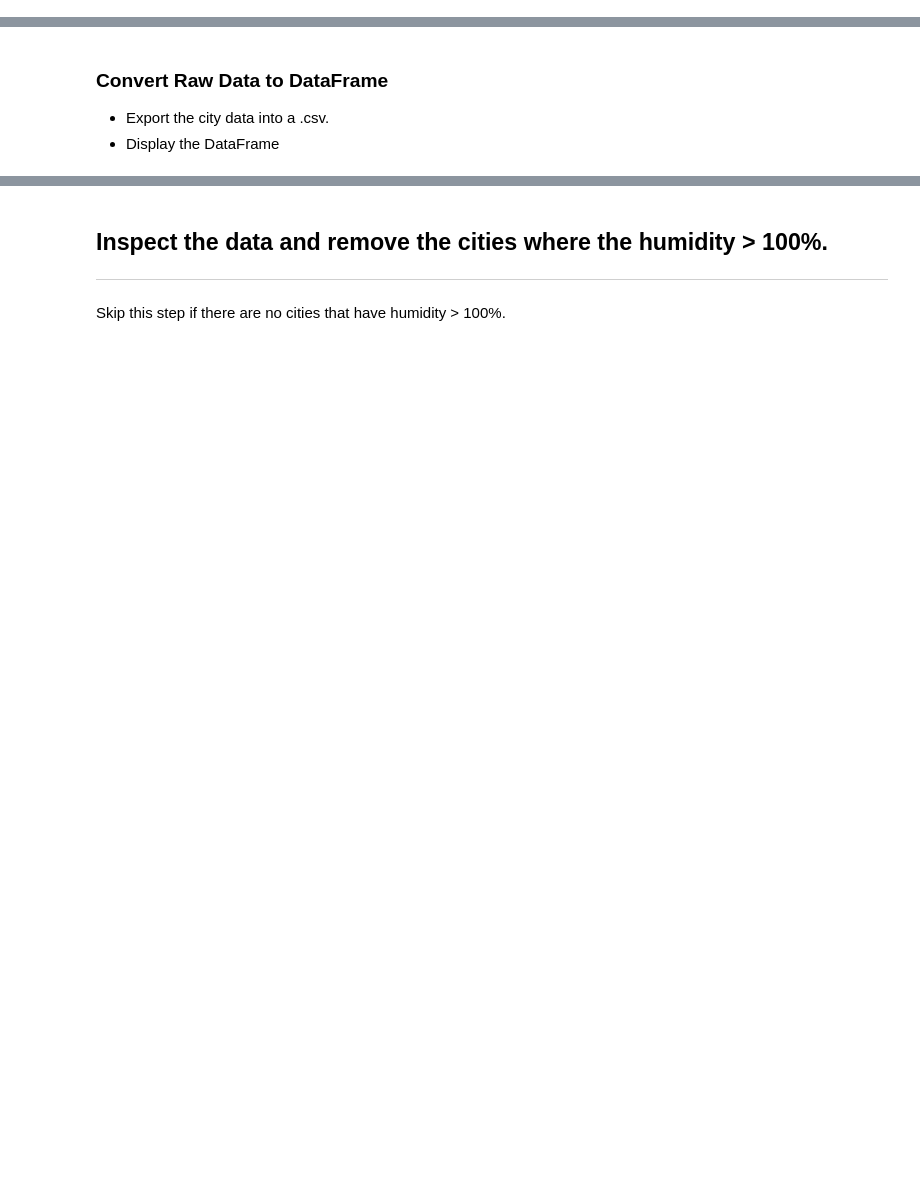
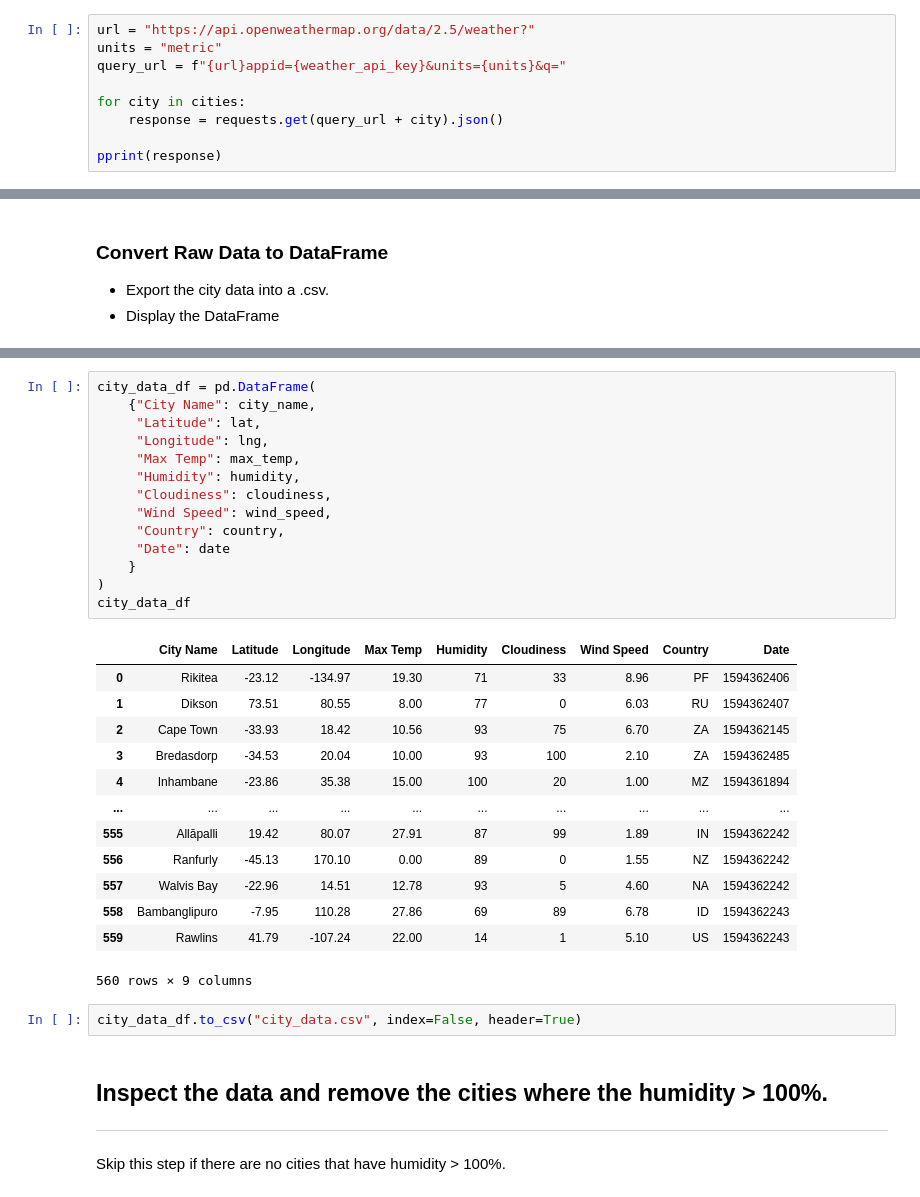
Before and after one commit to newbiecoder-123/python-api-challenge, a Jupyter notebook: WeatherPy/WeatherPy.ipynb, the cells around one changed output, grey strips where cells are left out. Cells and saved outputs as stored; diff of their text form; blank space fills up the shorter version.

Commit message:
update weatherpy hw

```diff
--- a/WeatherPy/WeatherPy.ipynb
+++ b/WeatherPy/WeatherPy.ipynb
@@ -76,0 +60,9 @@ Data Retrieval Complete
+# %%
+url = "https://api.openweathermap.org/data/2.5/weather?"
+units = "metric"
+query_url = f"{url}appid={weather_api_key}&units={units}&q="
+
+for city in cities:
+    response = requests.get(query_url + city).json()
+
+pprint(response)
@@ -101,3 +150,33 @@ dtype: int64
+# %%
+city_data_df = pd.DataFrame(
+    {"City Name": city_name,
+     "Latitude": lat,
+     "Longitude": lng,
+     "Max Temp": max_temp,
+     "Humidity": humidity,
+     "Cloudiness": cloudiness,
+     "Wind Speed": wind_speed,
+     "Country": country,
+     "Date": date
+    }
+)
+city_data_df
+# %% [output]
+|  | City Name | Latitude | Longitude | Max Temp | Humidity | Cloudiness | Wind Speed | Country | Date |
+| 0 | Rikitea | -23.12 | -134.97 | 19.30 | 71 | 33 | 8.96 | PF | 1594362406 |
+| 1 | Dikson | 73.51 | 80.55 | 8.00 | 77 | 0 | 6.03 | RU | 1594362407 |
+| 2 | Cape Town | -33.93 | 18.42 | 10.56 | 93 | 75 | 6.70 | ZA | 1594362145 |
+| 3 | Bredasdorp | -34.53 | 20.04 | 10.00 | 93 | 100 | 2.10 | ZA | 1594362485 |
+| 4 | Inhambane | -23.86 | 35.38 | 15.00 | 100 | 20 | 1.00 | MZ | 1594361894 |
+| ... | ... | ... | ... | ... | ... | ... | ... | ... | ... |
+| 555 | Allāpalli | 19.42 | 80.07 | 27.91 | 87 | 99 | 1.89 | IN | 1594362242 |
+| 556 | Ranfurly | -45.13 | 170.10 | 0.00 | 89 | 0 | 1.55 | NZ | 1594362242 |
+| 557 | Walvis Bay | -22.96 | 14.51 | 12.78 | 93 | 5 | 4.60 | NA | 1594362242 |
+| 558 | Bambanglipuro | -7.95 | 110.28 | 27.86 | 69 | 89 | 6.78 | ID | 1594362243 |
+| 559 | Rawlins | 41.79 | -107.24 | 22.00 | 14 | 1 | 5.10 | US | 1594362243 |
+560 rows × 9 columns
+# %%
+city_data_df.to_csv("city_data.csv", index=False, header=True)
 # %% [markdown]
 ## Inspect the data and remove the cities where the humidity > 100%.
 ----
```
Also changed, not shown: parts of 24 cells of this notebook, 1 other file.
